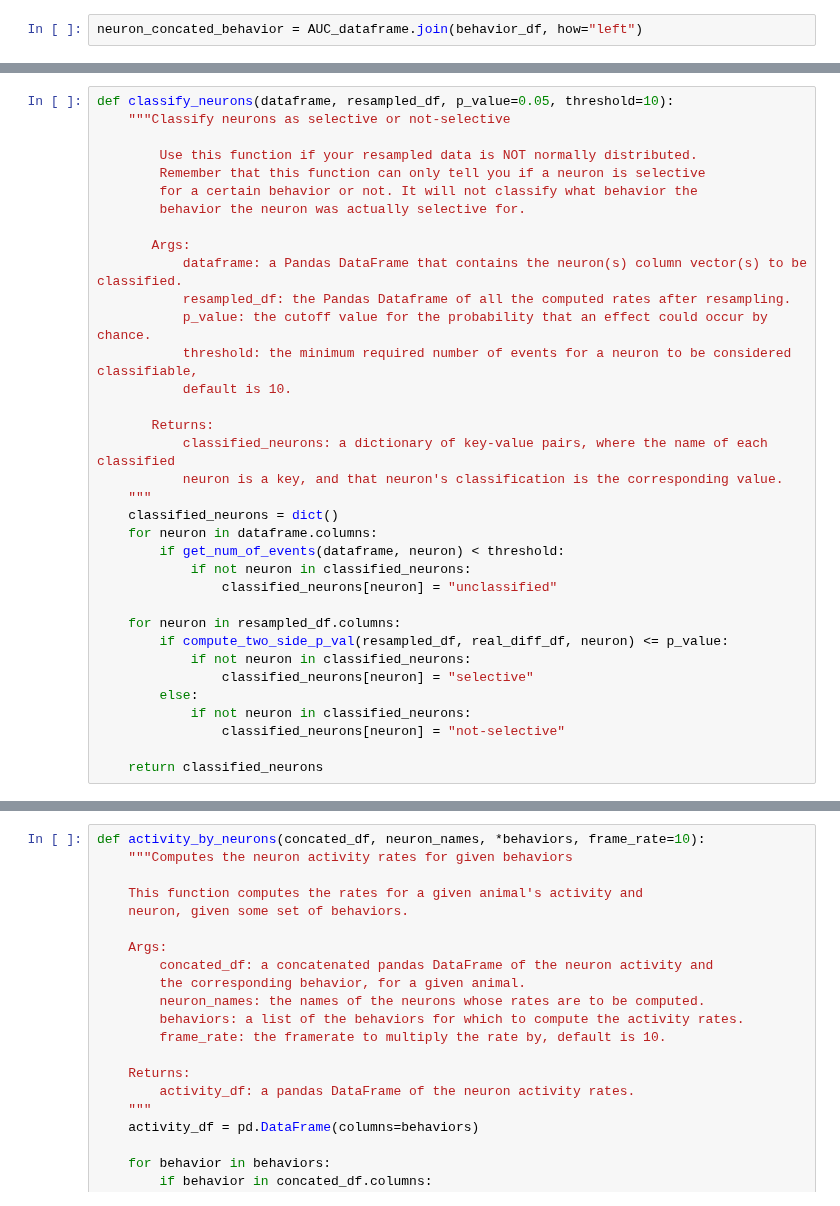
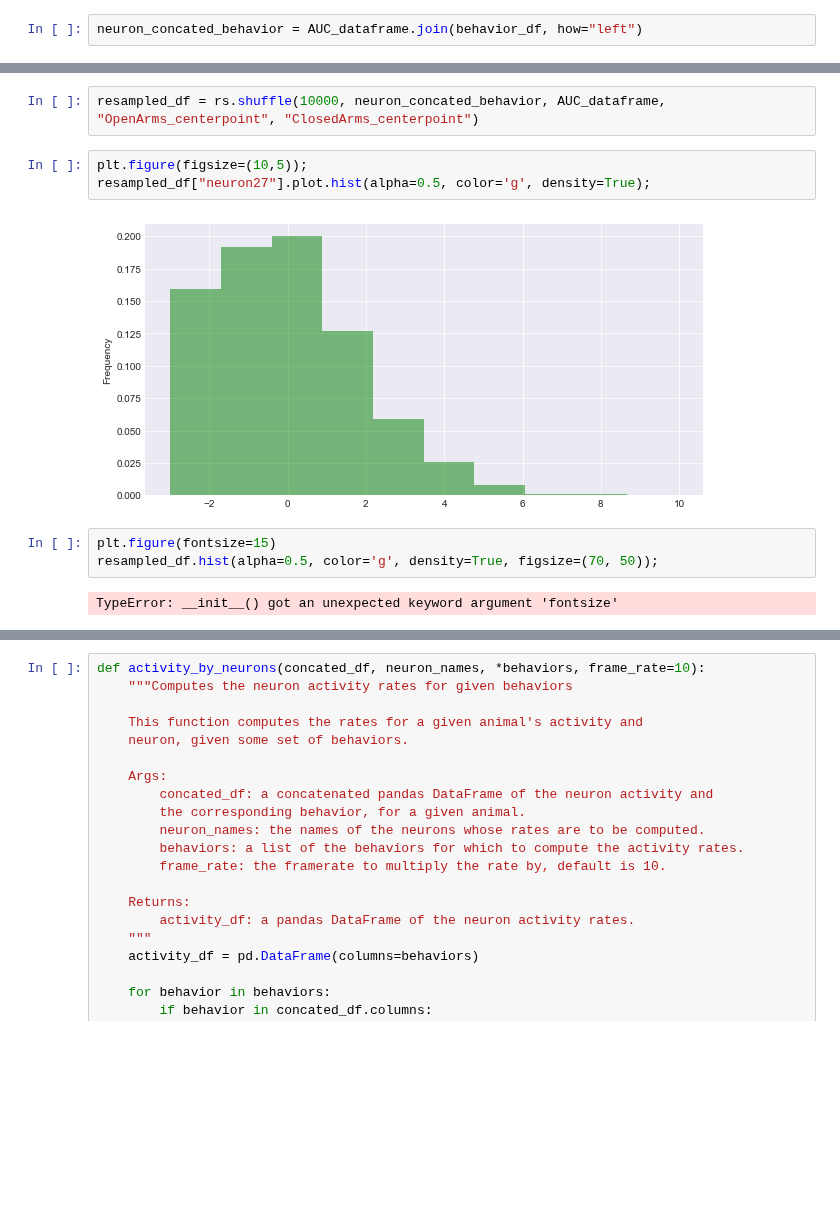
Before and after one commit to smu160/PvsNP, a Jupyter notebook: EPM_Analysis.ipynb, the cells around one changed output, grey strips where cells are left out. Drawn from its saved outputs; the diff is of its cells as text; blank space fills up the shorter version.

```diff
--- a/EPM_Analysis.ipynb
+++ b/EPM_Analysis.ipynb
@@ -219,36 +74,13 @@ def get_num_of_events(dataframe, neuron):
-# %%
-def classify_neurons(dataframe, resampled_df, p_value=0.05, threshold=10):
-    """Classify neurons as selective or not-selective
-
-        Use this function if your resampled data is NOT normally distributed.
-        Remember that this function can only tell you if a neuron is selective
-        for a certain behavior or not. It will not classify what behavior the
-        behavior the neuron was actually selective for.
-
-       Args:
-           dataframe: a Pandas DataFrame that contains the neuron(s) column vector(s) to be classified.
-           resampled_df: the Pandas Dataframe of all the computed rates after resampling.
-           p_value: the cutoff value for the probability that an effect could occur by chance.
-           threshold: the minimum required number of events for a neuron to be considered classifiable,
-           default is 10.
-
-       Returns:
-           classified_neurons: a dictionary of key-value pairs, where the name of each classified
-           neuron is a key, and that neuron's classification is the corresponding value.
-    """
-    classified_neurons = dict()
-    for neuron in dataframe.columns:
-        if get_num_of_events(dataframe, neuron) < threshold:
-            if not neuron in classified_neurons:
-                classified_neurons[neuron] = "unclassified"
-
-    for neuron in resampled_df.columns:
-        if compute_two_side_p_val(resampled_df, real_diff_df, neuron) <= p_value:
-            if not neuron in classified_neurons:
-                classified_neurons[neuron] = "selective"
-        else:
-            if not neuron in classified_neurons:
-                classified_neurons[neuron] = "not-selective"
-
-    return classified_neurons
+# %%
+resampled_df = rs.shuffle(10000, neuron_concated_behavior, AUC_dataframe, "OpenArms_centerpoint", "ClosedArms_centerpoint")
+# %%
+plt.figure(figsize=(10,5));
+resampled_df["neuron27"].plot.hist(alpha=0.5, color='g', density=True);
+# %% [output]
+[figure, added]
+# %%
+plt.figure(fontsize=15)
+resampled_df.hist(alpha=0.5, color='g', density=True, figsize=(70, 50));
+# %% [output]
+TypeError: __init__() got an unexpected keyword argument 'fontsize'
 # %%
```
Also changed, not shown: parts of 27 cells of this notebook.
